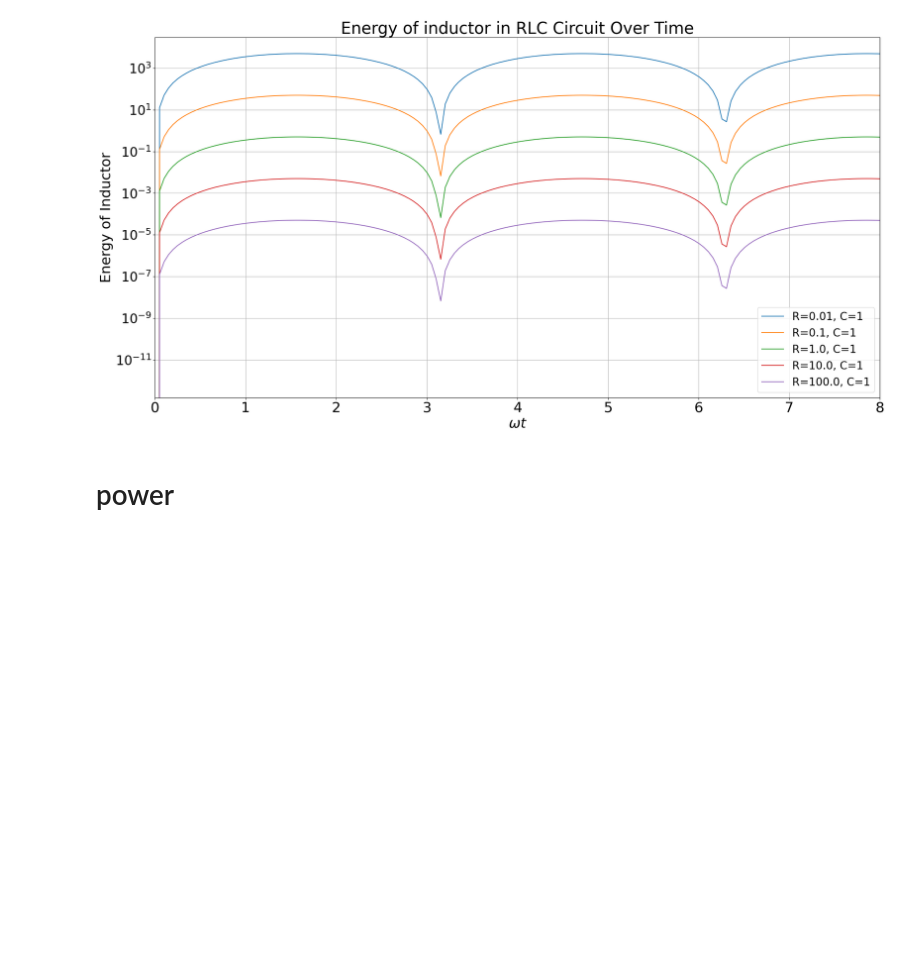
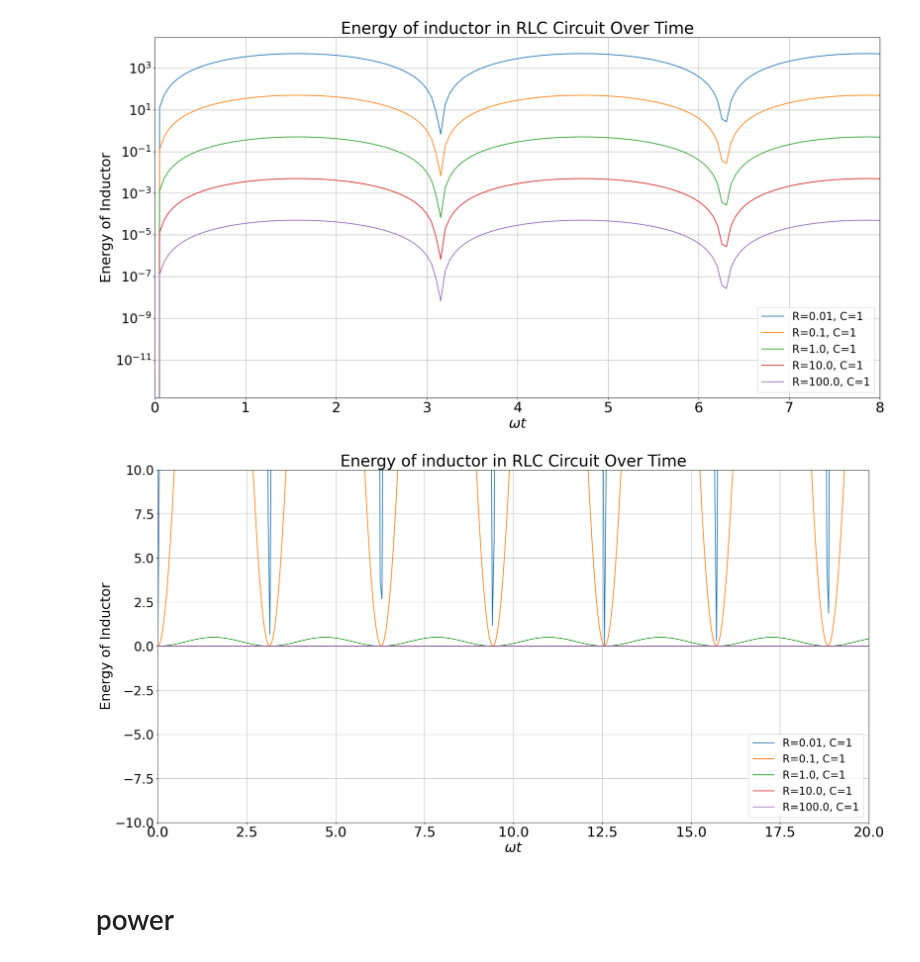
Before and after one commit to daehyeok48/physicsproj, a Jupyter notebook: simulation.ipynb, the cells around one changed output. Drawn from its saved outputs; the diff is of its cells as text; code cells hidden in the pictures; blank space fills up the shorter version.

```diff
--- a/simulation.ipynb
+++ b/simulation.ipynb
@@ -655,6 +655,64 @@ plt.grid(True)
 plt.show()
 # %% [output]
 [figure]
+# %%
+# 파라미터 정의
+R_values = [0.01, 0.1, 1.0, 10.0, 100.0]  # 저항값 (Ω)
+L = 1  # 인덕턴스 (헨리)
+C = 1
+lines = ["--", "-"]
+E_ext = 1  # 외부 기전력 (볼트)
+omega = 1  # 각주파수 (라디안/초)
+colors = ["#FF6347", "#800080", "#4169E1", "#0000FF", "#3CB371", "#006400"]
+
+# 시간 설정
+t = np.linspace(0, 50, 1000)  # 0초에서 50초까지 1000개의 데이터 포인트
+
+plt.figure(figsize=(24, 12))
+
+for R in R_values:
+
+    # 공진 주파수 계산
+    omega_0 = 1 / np.sqrt(L * C)
+
+    # 임피던스 계산
+    Z = np.sqrt(R**2 + (omega * L - 1 / (omega * C)) ** 2)
+
+    # 전류 진폭 계산
+    I_0 = E_ext / Z
+
+    # 시간에 따른 전류 계산
+    phi = np.arctan((omega * L - 1 / (omega * C)) / R)  # 위상각
+    # print(phi)
+    I_t = I_0 * np.sin(omega * t - phi)  # I(t)
+
+    # 인덕터 자기에너지 계산
+    Inductor = (1 / 2) * L * (I_t**2)
+
+    # x축을 w*t로 설정
+    wt = omega * t
+
+    # 그래프 그리기
+    plt.plot(
+        wt,
+        Inductor,
+        label=f"R={R}, C={C}"
+    )
+
+plt.title("Energy of inductor in RLC Circuit Over Time", fontsize=30)
+plt.xlabel("$\omega t$", fontsize=26)
+plt.ylabel("Energy of Inductor", fontsize=26)
+#plt.axhline(0, color="black", linewidth=2.0, linestyle="-")
+plt.legend(fontsize=20, loc="lower right")
+plt.xlim(0, 20)
+plt.ylim(-10,10)
+#plt.yscale("log")
+plt.xticks(fontsize=26)
+plt.yticks(fontsize=24)
+plt.grid(True)
+plt.show()
+# %% [output]
+[figure, added]
 # %% [markdown]
 # power
 # %%
```
